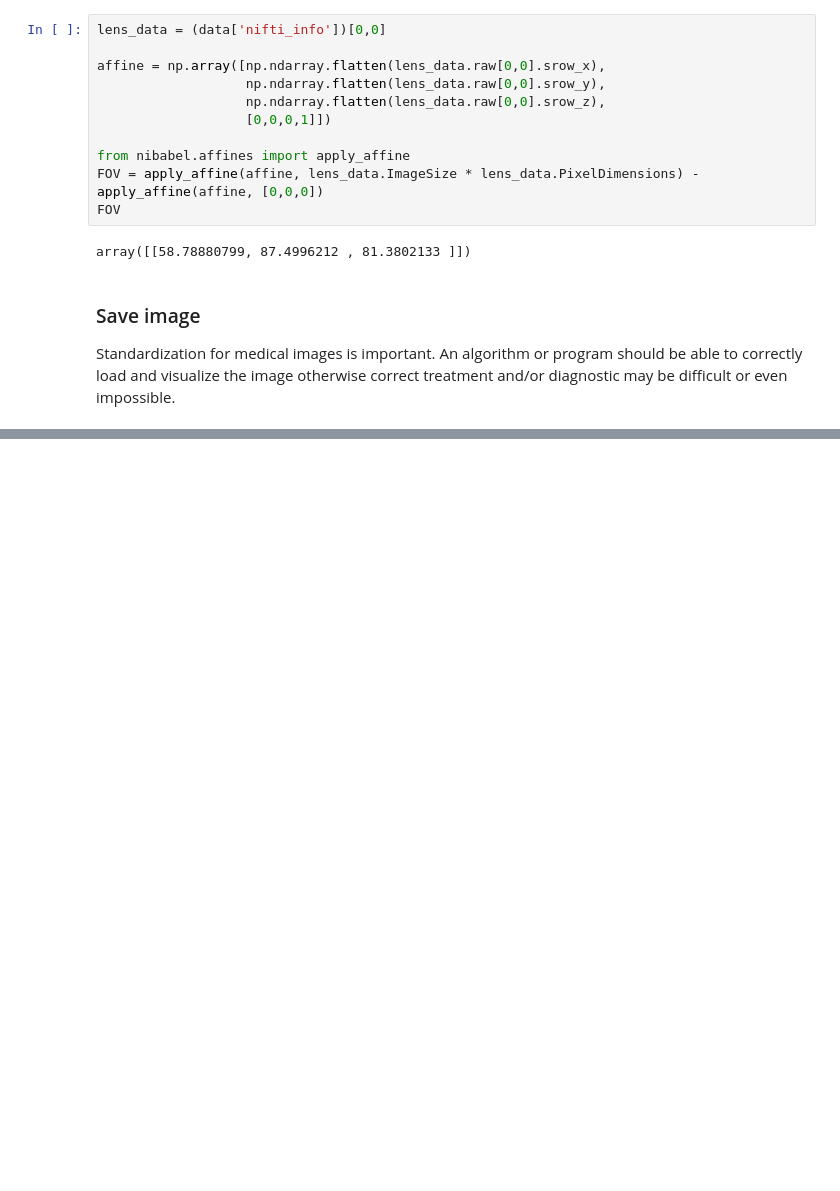
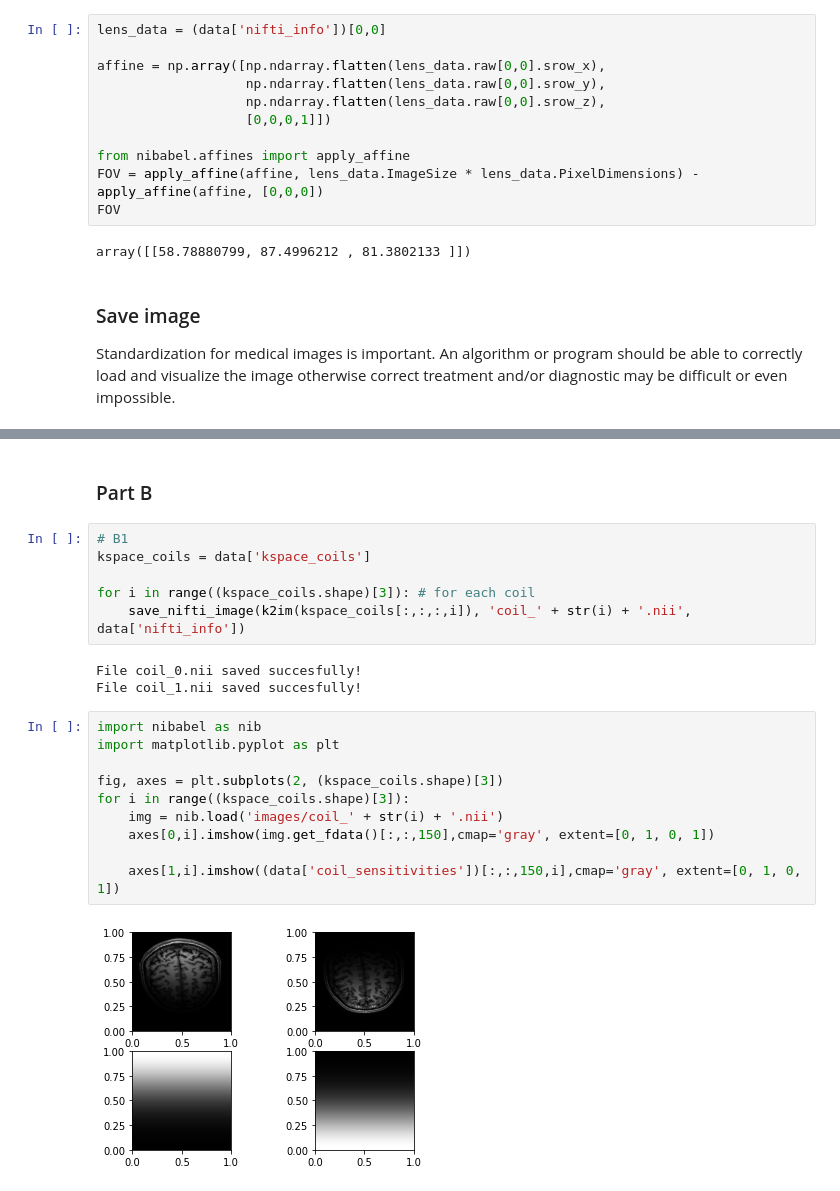
Before and after one commit to ruben-source/daignosticImaging, a Jupyter notebook: MRI/main.ipynb, the cells around one changed output, grey strips where cells are left out. Cells and saved outputs as stored; diff of their text form; blank space fills up the shorter version.

```diff
--- a/MRI/main.ipynb
+++ b/MRI/main.ipynb
@@ -55,0 +58,23 @@ File test.nii saved succesfully!
+# %% [markdown]
+### Part B
+# %%
+# B1
+kspace_coils = data['kspace_coils']
+
+for i in range((kspace_coils.shape)[3]): # for each coil
+    save_nifti_image(k2im(kspace_coils[:,:,:,i]), 'coil_' + str(i) + '.nii', data['nifti_info'])
+# %% [output]
+File coil_0.nii saved succesfully!
+File coil_1.nii saved succesfully!
+# %%
+import nibabel as nib
+import matplotlib.pyplot as plt
+
+fig, axes = plt.subplots(2, (kspace_coils.shape)[3])
+for i in range((kspace_coils.shape)[3]):
+    img = nib.load('images/coil_' + str(i) + '.nii')
+    axes[0,i].imshow(img.get_fdata()[:,:,150],cmap='gray', extent=[0, 1, 0, 1])
+
+    axes[1,i].imshow((data['coil_sensitivities'])[:,:,150,i],cmap='gray', extent=[0, 1, 0, 1])
+# %% [output]
+[figure, added]
```
Also changed, not shown: parts of 10 cells of this notebook, 2 other files.
